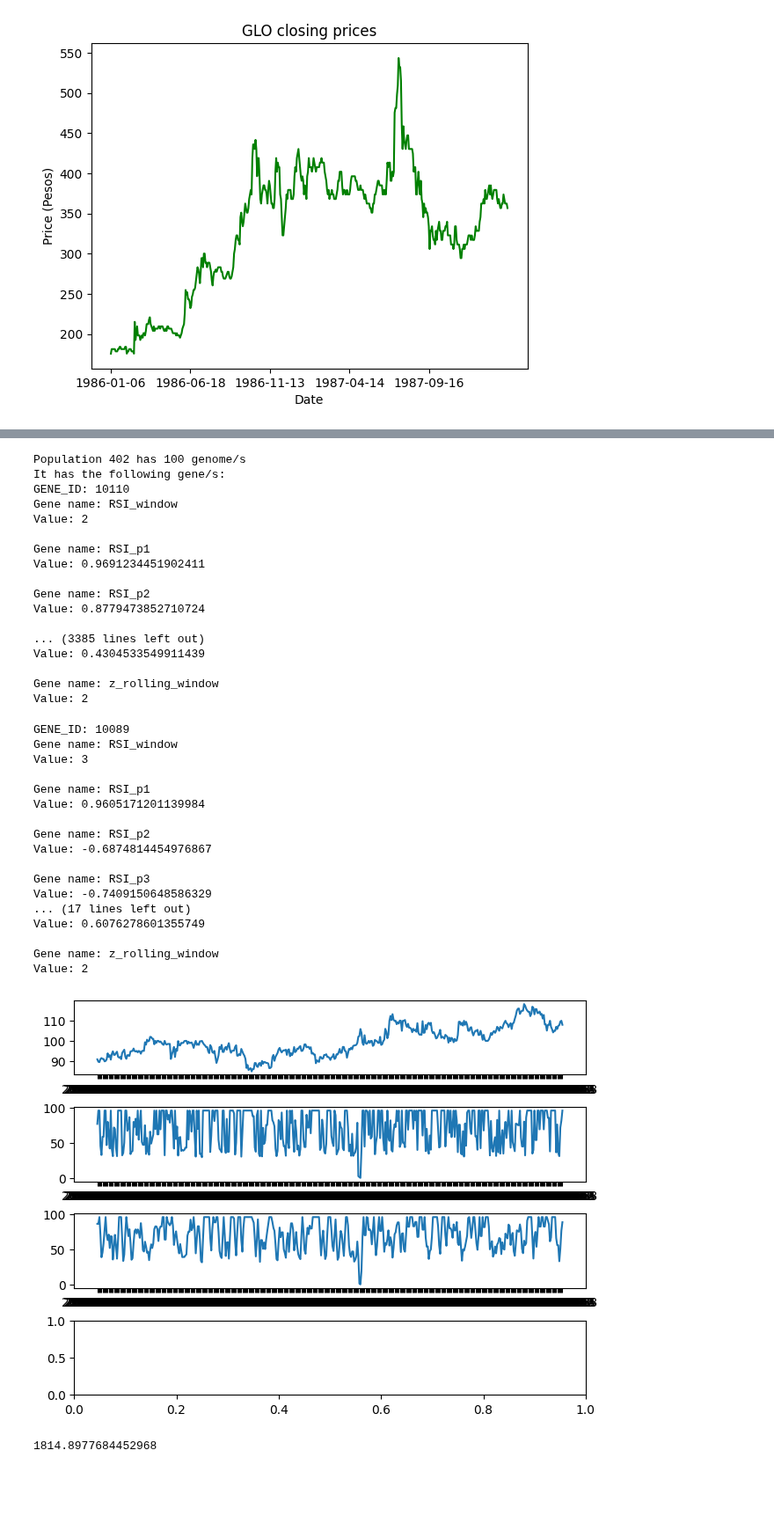
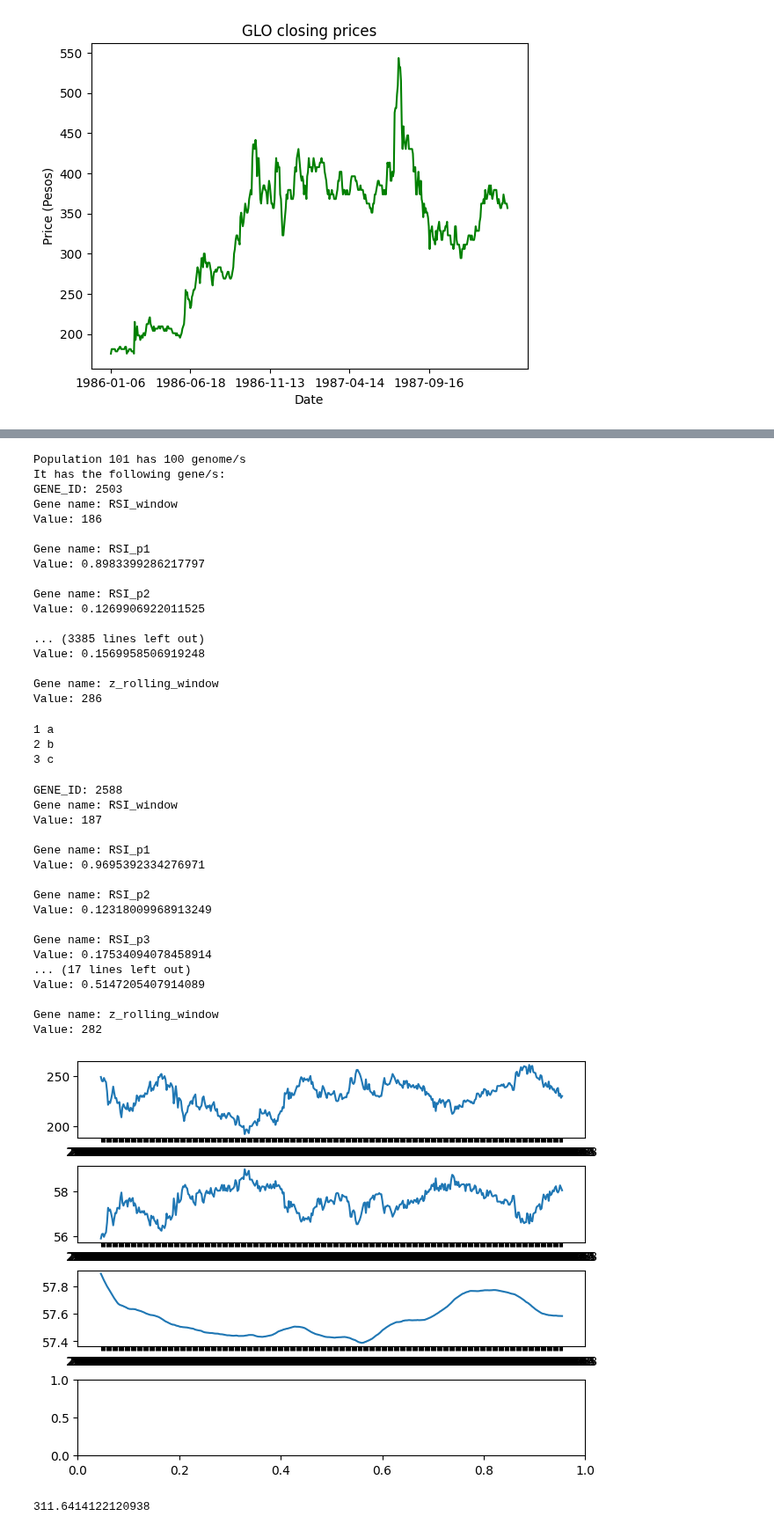
Before and after one commit to riokatipunan/rio_katipunan_portfolio, a Jupyter notebook: Application of Machine Learning in Stock Trading/Notebooks/Application of fuzzy logic and genetic algorithms to stock trading/Application-of-fuzzy-logic-and-genetic-algorithms-to-stock-trading.ipynb, the cells around one changed output, grey strips where cells are left out. Shown at 88% size. Saved outputs shown, nothing was run; the diff lists cells and outputs as text; code cells hidden in the pictures; blank space fills up the shorter version.

```diff
--- a/Application of Machine Learning in Stock Trading/Notebooks/Application of fuzzy logic and genetic algorithms to stock trading/Application-of-fuzzy-logic-and-genetic-algorithms-to-stock-trading.ipynb
+++ b/Application of Machine Learning in Stock Trading/Notebooks/Application of fuzzy logic and genetic algorithms to stock trading/Application-of-fuzzy-logic-and-genetic-algorithms-to-stock-trading.ipynb
@@ -106,5 +104,5 @@ if __name__ == "__main__":
     population = Evolution.run_evolution(population = population,
                                          train_set = train_set,
                                          fitness_func = evaluate_fitness,
-                                         num_generations = 200)
+                                         num_generations = 50)
 # %% [output]
@@ -128,20 +126,20 @@ if __name__ == "__main__":
 # %%
 print(population)
 # %% [output]
-Population 402 has 100 genome/s
+Population 101 has 100 genome/s
 It has the following gene/s:
-GENE_ID: 10110
+GENE_ID: 2503
 Gene name: RSI_window
-Value: 2
+Value: 186
 
 Gene name: RSI_p1
-Value: 0.9691234451902411
+Value: 0.8983399286217797
 
 Gene name: RSI_p2
-Value: 0.8779473852710724
+Value: 0.1269906922011525
 
 ... (3385 lines left out)
-Value: 0.4304533549911439
+Value: 0.1569958506919248
 
 Gene name: z_rolling_window
-Value: 2
+Value: 286
@@ -343,3 +146,13 @@ def test_fitness(series:pd.DataFrame, genome:Genome) -> list[Union[int, float]]:
+# %%
+a = [1,2,3]
+b = ['a', 'b', 'c']
+
+for i, j in zip(a, b):
+    print(i, j)
+# %% [output]
+1 a
+2 b
+3 c
 # %%
 series_JFC = pd.read_csv('../../Data/PH-historical-stock-price-data-csv/JFC.csv', header = 0, index_col = 'Date')
 series_CEB = pd.read_csv('../../Data/PH-historical-stock-price-data-csv/CEB.csv', header = 0, index_col = 'Date')
@@ -347,26 +160,26 @@ series_GTCAP = pd.read_csv('../../Data/PH-historical-stock-price-data-csv/GTCAP.
 series_AEV = pd.read_csv('../../Data/PH-historical-stock-price-data-csv/AEV.csv', header = 0, index_col = 'Date')
 series_BPI = pd.read_csv('../../Data/PH-historical-stock-price-data-csv/BPI.csv', header = 0, index_col = 'Date')
 # %%
-print(population.population[1])
-test_fitness(genome = population.population[1], series = series_BPI)
+print(population.population[2])
+test_fitness(genome = population.population[2], series = series_JFC)
 # test_fitness(genome = Genome(SEED_GENOME), series = test)
 # %% [output]
-GENE_ID: 10089
+GENE_ID: 2588
 Gene name: RSI_window
-Value: 3
+Value: 187
 
 Gene name: RSI_p1
-Value: 0.9605171201139984
+Value: 0.9695392334276971
 
 Gene name: RSI_p2
-Value: -0.6874814454976867
+Value: 0.12318009968913249
 
 Gene name: RSI_p3
-Value: -0.7409150648586329
+Value: 0.17534094078458914
 ... (17 lines left out)
-Value: 0.6076278601355749
+Value: 0.5147205407914089
 
 Gene name: z_rolling_window
-Value: 2
+Value: 282
-[figure, old version]
+[figure, new version]
-1814.8977684452968
+311.6414122120938
```
Also changed, not shown: parts of 7 cells of this notebook, 53 other files.
